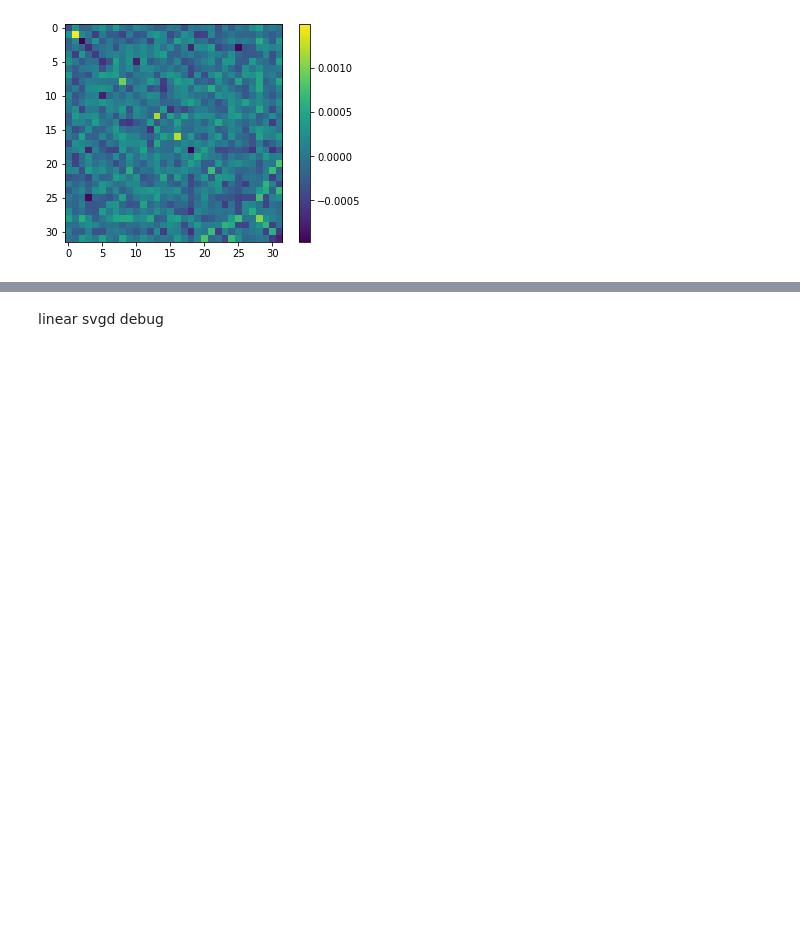
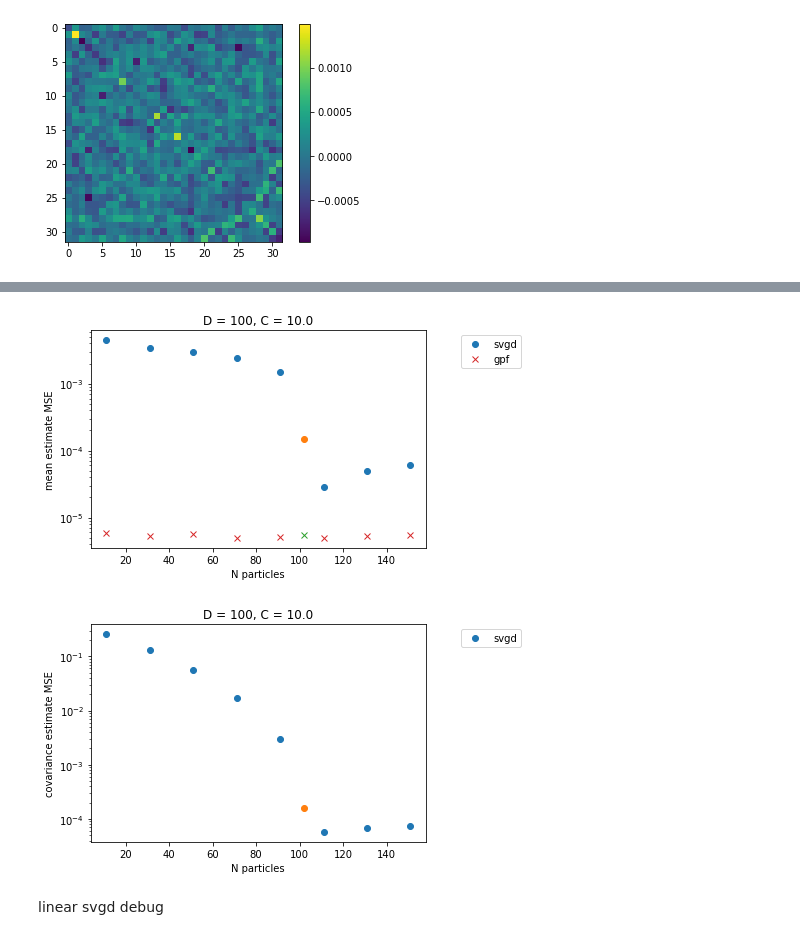
Before and after one commit to jthuemmel/linear_svgd, a Jupyter notebook: testing.ipynb, the cells around one changed output, grey strips where cells are left out. Cells and saved outputs as stored; diff of their text form; code cells hidden in the pictures; blank space fills up the shorter version.

```diff
--- a/testing.ipynb
+++ b/testing.ipynb
@@ -27,7 +27,7 @@ def linear_kernel(x,N):
     dkxx = (N+1) * x
     return kxx, dkxx
 
-def svgd(x0,p,kernel = 'linear',num_iter = 10ftr5000, eta = 1e-3,history=False):
+def svgd(x0,p,kernel = 'linear',num_iter = 10000, eta = 1e-3,history=False):
     x = x0.clone().detach()
     N = x.shape[0]
     D = x.shape[1]
@@ -898,3 +778,37 @@ plt.show()
+# %%
+N = 102
+x0 = standard_normal.sample([N])
+
+x_lin = my.svgd(x0,p,kernel = 'linear',eta = eta, num_iter = num_iter)
+
+x_gpf = my.gpf(x0,p,eta1 = eta,eta2 = eta, num_iter = num_iter)
+# %%
+lin_mean = torch.mean(torch.square(torch.mean(x_lin,0)-p.mean))
+gpf_mean = torch.mean(torch.square(torch.mean(x_gpf,0)-p.mean))
+lin_cov = torch.mean(torch.square(my.estimate_cov(x_lin)-p.covariance_matrix))
+gpf_cov = torch.mean(torch.square(my.estimate_cov(x_gpf)-p.covariance_matrix))
+
+plt.semilogy(Ns,mean_lin,'o',label= 'svgd')
+plt.semilogy(N,lin_mean,'o')
+plt.semilogy(N,gpf_mean,'x')
+plt.semilogy(Ns,mean_gpf,'x',label = 'gpf')
+plt.title('D = {}, C = {}'.format(D,C[1]/C[0]))
+plt.xlabel('N particles')
+plt.ylabel('mean estimate MSE')
+plt.legend(bbox_to_anchor=[1.3,1.])
+plt.show()
+plt.semilogy(Ns,cov_lin,'o',label= 'svgd')
+#plt.semilogy(Ns,cov_gpf,'x',label = 'gpf')
+plt.semilogy(N,lin_cov,'o')
+#plt.semilogy(N,gpf_cov,'x')
+plt.title('D = {}, C = {}'.format(D,C[1]/C[0]))
+plt.xlabel('N particles')
+plt.ylabel('covariance estimate MSE')
+plt.legend(bbox_to_anchor=[1.3,1.])
+plt.show()
+# %% [output]
+[figure, added]
+[figure, added]
 # %% [markdown]
 linear svgd debug
 # %%
```
Also changed, not shown: parts of 9 cells of this notebook.
